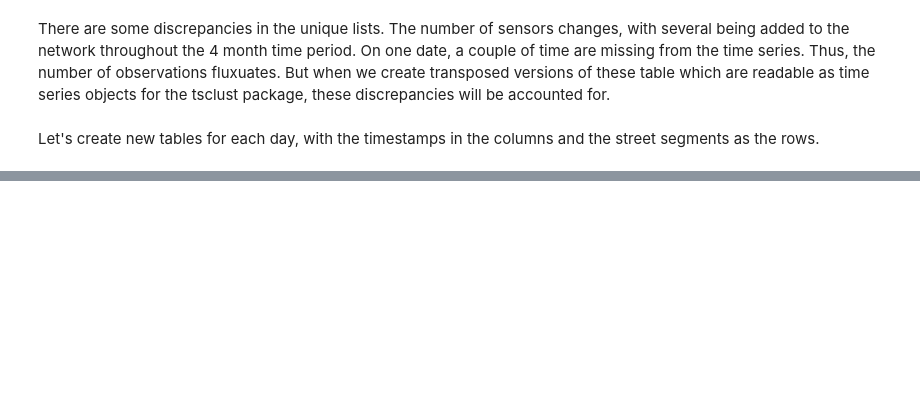
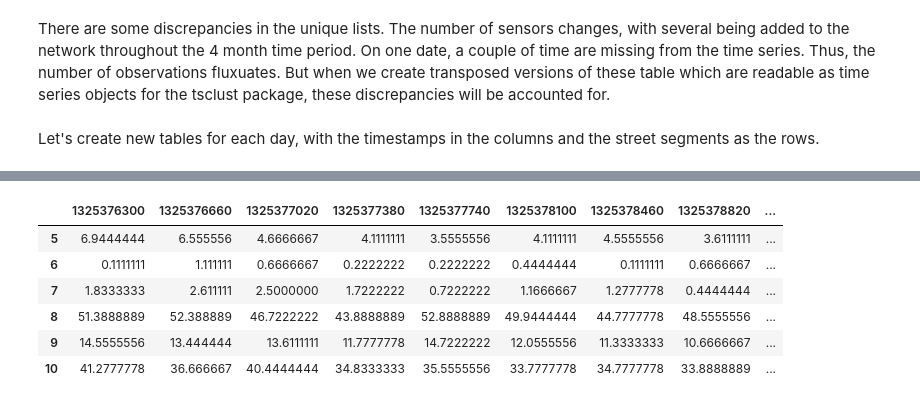
Before and after one commit to samstehle/samstehle.github.io, a Jupyter notebook: code/DublinTrafficClustering.ipynb, the cells around one changed output, grey strips where cells are left out. Drawn from its saved outputs; the diff is of its cells as text; code cells hidden in the pictures; blank space fills up the shorter version.

```diff
--- a/code/DublinTrafficClustering.ipynb
+++ b/code/DublinTrafficClustering.ipynb
@@ -82,0 +209,73 @@ list()
+# %%
+randcheck <- sample(1:121, 3)
+
+#for each day of the week...
+for(weekcounter in c(1,2,3,4,5,6,0)) {
+  totalcounts<-matrix(0, nrow=length(allSegIds), ncol=240)
+  #counting total vehicles with rows = sensors and columns = timestamp
+  rownames(totalcounts)<-unlist(lapply(allSegIds, FUN=function(x) toString(x)))
+  colnames(totalcounts)<-times
+  nsums<-rep(0, times=length(allSegIds))
+  names(nsums)<-rownames(totalcounts)
+  #for each file, which is a day of sensor readings...
+  for(daycounter in c(1:length(transposedfiles))){
+    #pick out only the day of the week we are looking at
+    if(daycounter %% 7 == weekcounter){
+      if (daycounter %in% randcheck) {
+        print(paste(names(transposedfiles)[daycounter], " is a ", weekcounter))
+      }
+      #get each transposed file - 4 per date (ccity, ncity, scity, wcity)
+      temptransposed<-as.matrix(transposedfiles[[daycounter]])
+      rownames(temptransposed)<-rownames(transposedfiles[[daycounter]])
+      for(segid in rownames(totalcounts)) {
+        #if the sensor is in this file (each file corresponds to 1 of
+        # the 4 DCC regions)
+        if(segid %in% rownames(temptransposed)) {
+          #skip any NaN values
+          totalcounts[segid,]<- rowSums(cbind(totalcounts[segid,],temptransposed[segid,]), na.rm = T)
+          nsums[[segid]]<-nsums[[segid]]+1
+        }
+      }
+    }
+  }
+
+
+  #set up a matrix which measures the average time series for each sensor
+  avgOneDaySeries<-matrix(0, nrow=length(allSegIds), ncol=240)
+  rownames(avgOneDaySeries)<-rownames(totalcounts)
+  colnames(avgOneDaySeries)<-colnames(totalcounts)
+  #for each sensor...
+  for(streetid in rownames(totalcounts)) {
+    #for each timestamp...
+    for (timeid in colnames(totalcounts)) {
+      #find the average
+      if (nsums[streetid] == 0) {
+        avgOneDaySeries[streetid, timeid] <- 0
+      } else {
+        avgOneDaySeries[streetid, timeid]<-totalcounts[streetid, timeid]/nsums[streetid]
+      }
+    }
+  }
+
+  #assign the average matrix to the appropriate day of the week
+  if (weekcounter==1) {
+      sunday<-avgOneDaySeries
+  } else if (weekcounter==2) {
+    monday<-avgOneDaySeries
+  } else if (weekcounter==3) {
+    tuesday<-avgOneDaySeries
+  } else if (weekcounter==4) {
+    wednesday<-avgOneDaySeries
+  } else if (weekcounter==5) {
+    thursday<-avgOneDaySeries
+  } else if (weekcounter==6) {
+    friday<-avgOneDaySeries
+  } else if (weekcounter==0) {
+    saturday<-avgOneDaySeries
+  } else {
+    print("day of the week error")
+  }
+}
+
+head(monday)
+# %% [output]
@@ -82,0 +286,7 @@ list()
+|  | 1325376300 | 1325376660 | 1325377020 | 1325377380 | 1325377740 | 1325378100 | 1325378460 | 1325378820 | ... |
+| 5 | 6.9444444 | 6.555556 | 4.6666667 | 4.1111111 | 3.5555556 | 4.1111111 | 4.5555556 | 3.6111111 | ... |
+| 6 | 0.1111111 | 1.111111 | 0.6666667 | 0.2222222 | 0.2222222 | 0.4444444 | 0.1111111 | 0.6666667 | ... |
+| 7 | 1.8333333 | 2.611111 | 2.5000000 | 1.7222222 | 0.7222222 | 1.1666667 | 1.2777778 | 0.4444444 | ... |
+| 8 | 51.3888889 | 52.388889 | 46.7222222 | 43.8888889 | 52.8888889 | 49.9444444 | 44.7777778 | 48.5555556 | ... |
+| 9 | 14.5555556 | 13.444444 | 13.6111111 | 11.7777778 | 14.7222222 | 12.0555556 | 11.3333333 | 10.6666667 | ... |
+| 10 | 41.2777778 | 36.666667 | 40.4444444 | 34.8333333 | 35.5555556 | 33.7777778 | 34.7777778 | 33.8888889 | ... |
```
Also changed, not shown: parts of 19 cells of this notebook, 7 other files.
